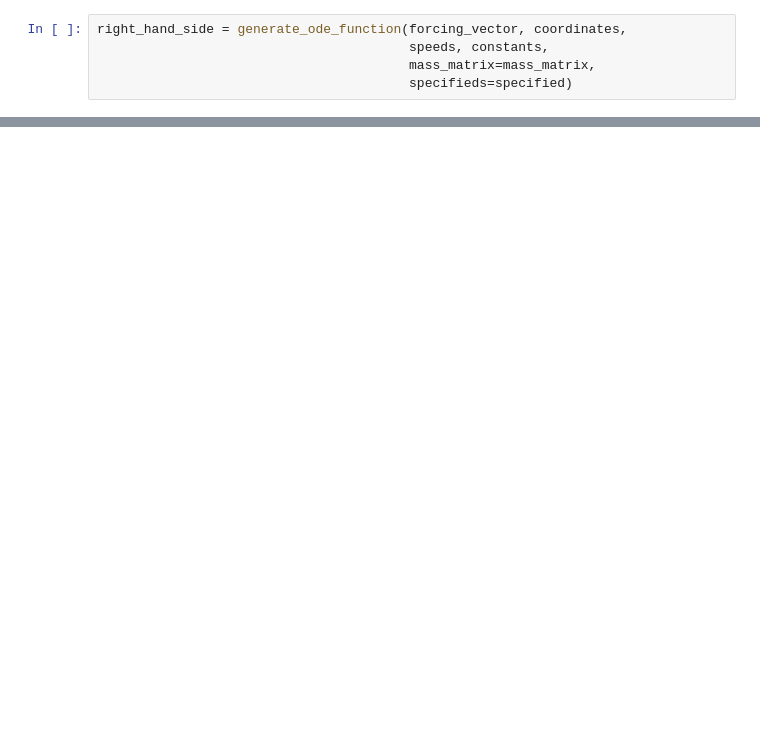
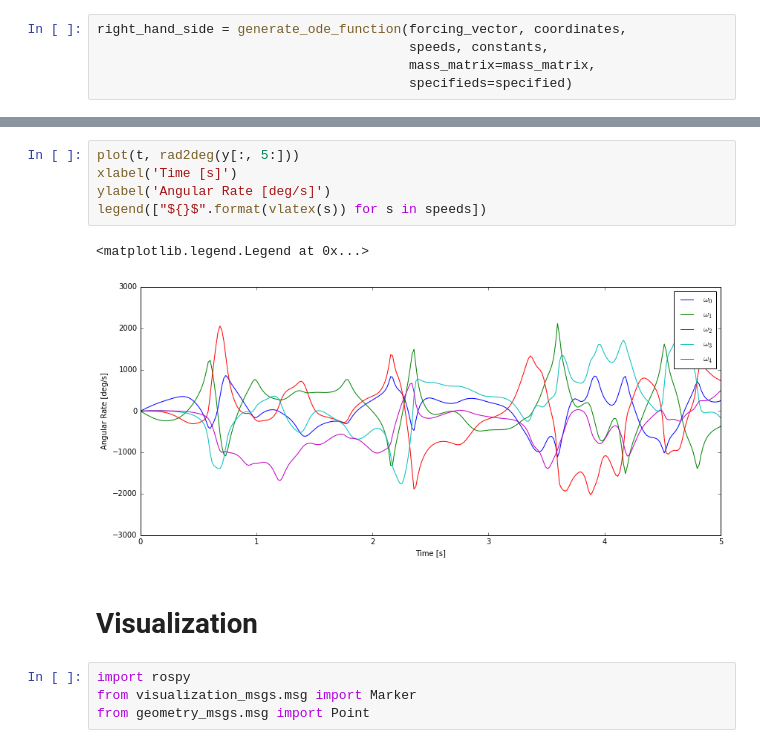
Before and after one commit to Roboy/roboy-ros-control, a Jupyter notebook: python/PaBiRoboy_dynamics.ipynb, the cells around one changed output, grey strips where cells are left out. Cells and saved outputs as stored; diff of their text form; blank space fills up the shorter version.

```diff
--- a/python/PaBiRoboy_dynamics.ipynb
+++ b/python/PaBiRoboy_dynamics.ipynb
@@ -469,0 +523,14 @@ upper_leg_left_torque
+# %%
+plot(t, rad2deg(y[:, 5:]))
+xlabel('Time [s]')
+ylabel('Angular Rate [deg/s]')
+legend(["${}$".format(vlatex(s)) for s in speeds])
+# %% [output]
+<matplotlib.legend.Legend at 0x...>
+[figure, added]
+# %% [markdown]
+# Visualization
+# %%
+import rospy
+from visualization_msgs.msg import Marker
+from geometry_msgs.msg import Point
```
Also changed, not shown: parts of 37 cells of this notebook, 1 other file.
